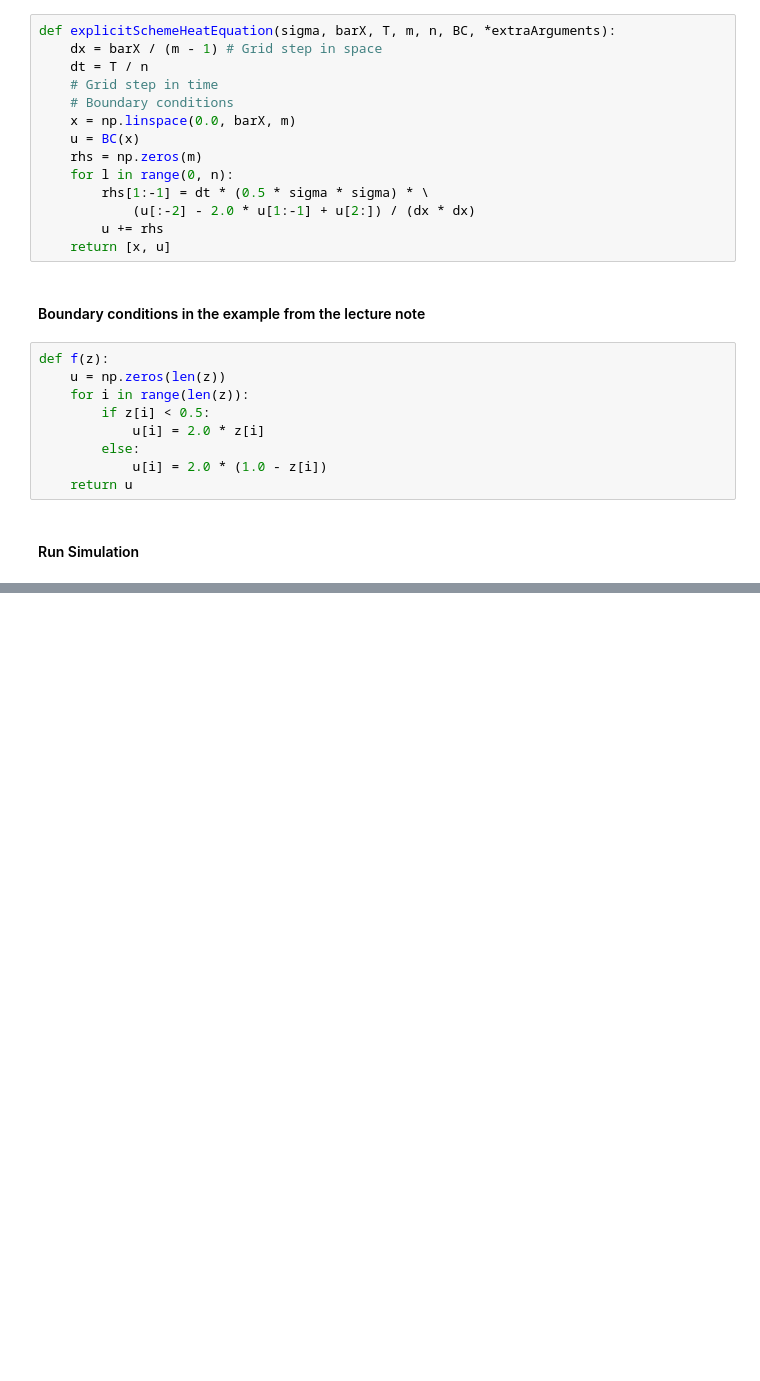
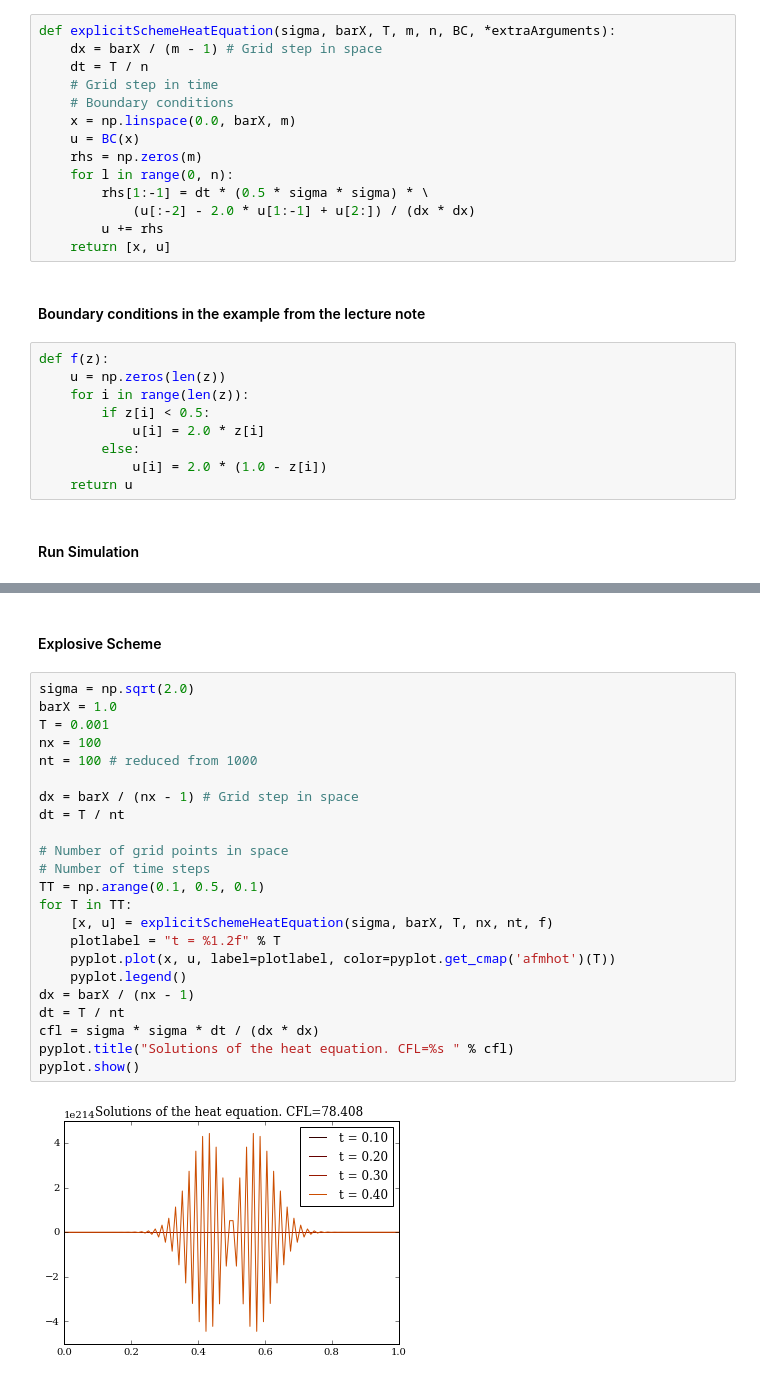
Before and after one commit to gavinconran/numerical-finance, a Jupyter notebook: 03_Discretisation/Heat_FDExplicit/HeatFD_Explicit_Example_Notes.ipynb, the cells around one changed output, grey strips where cells are left out. Drawn from its saved outputs; the diff is of its cells as text; blank space fills up the shorter version.

Commit message:
added explosive scheme (CFL >> 1) to Example

```diff
--- a/03_Discretisation/Heat_FDExplicit/HeatFD_Explicit_Example_Notes.ipynb
+++ b/03_Discretisation/Heat_FDExplicit/HeatFD_Explicit_Example_Notes.ipynb
@@ -65,3 +68,30 @@ pyplot.title("Solutions of the heat equation. CFL= %s " % cfl)
 pyplot.show()
 # %% [output]
 [figure]
+# %% [markdown]
+#### Explosive Scheme
+# %%
+sigma = np.sqrt(2.0)
+barX = 1.0
+T = 0.001
+nx = 100
+nt = 100 # reduced from 1000
+
+dx = barX / (nx - 1) # Grid step in space
+dt = T / nt
+
+# Number of grid points in space
+# Number of time steps
+TT = np.arange(0.1, 0.5, 0.1)
+for T in TT:
+    [x, u] = explicitSchemeHeatEquation(sigma, barX, T, nx, nt, f)
+    plotlabel = "t = %1.2f" % T
+    pyplot.plot(x, u, label=plotlabel, color=pyplot.get_cmap('afmhot')(T))
+    pyplot.legend()
+dx = barX / (nx - 1)
+dt = T / nt
+cfl = sigma * sigma * dt / (dx * dx)
+pyplot.title("Solutions of the heat equation. CFL=%s " % cfl)
+pyplot.show()
+# %% [output]
+[figure, added]
```
Also changed, not shown: parts of 1 cell of this notebook, 1 other file.
